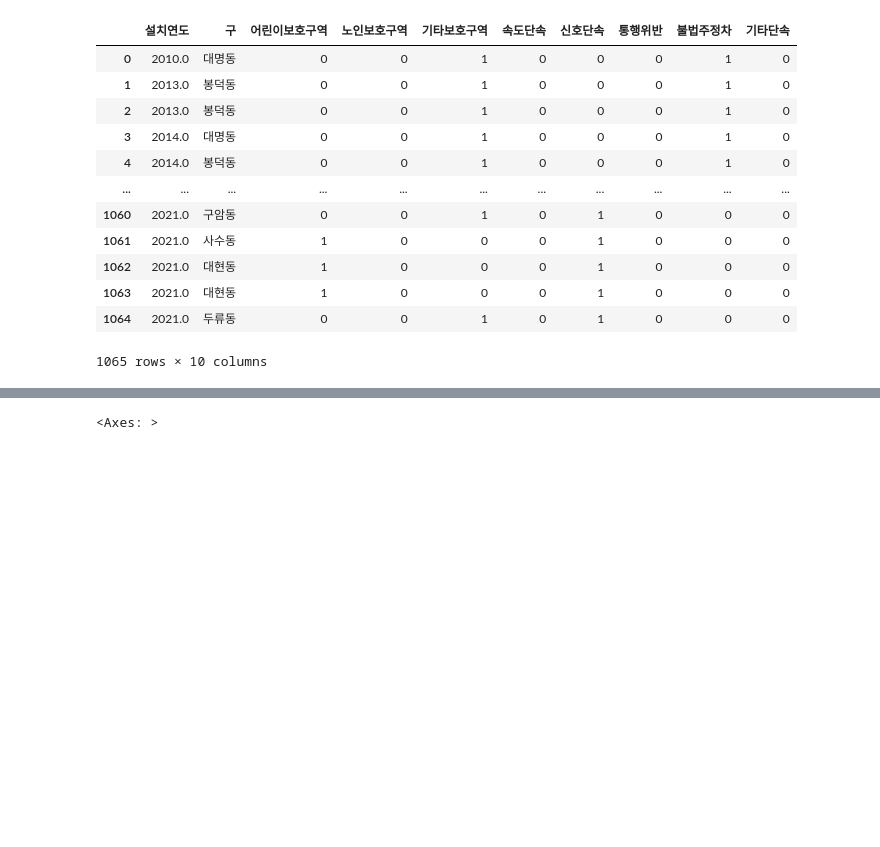
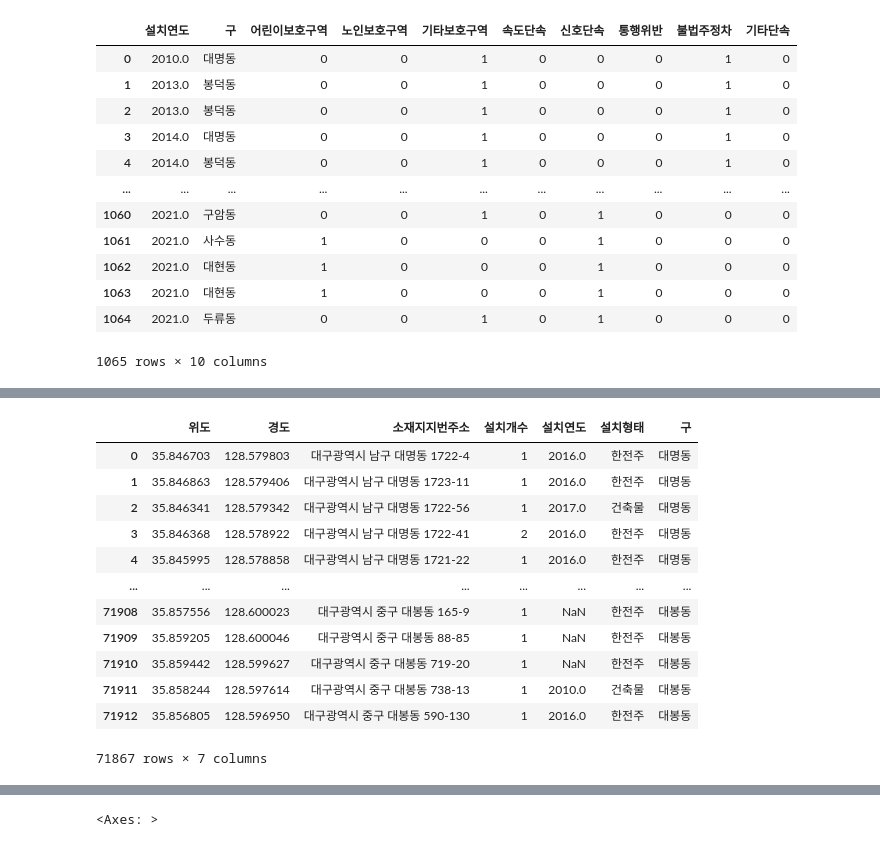
Before and after one commit to p-jiho/Traffic_Accident_Prediction, a Jupyter notebook: EDA.ipynb, the cells around one changed output, grey strips where cells are left out. Saved outputs shown, nothing was run; the diff lists cells and outputs as text; code cells hidden in the pictures; blank space fills up the shorter version.

```diff
--- a/EDA.ipynb
+++ b/EDA.ipynb
@@ -56,7 +44,7 @@ memory usage: 2.4+ MB
 # 도로노선명은 소재지지번주소로 표현이 가능하다 판단해 삭제 -> train 데이터와 결합할 때 지번주소를 사용할 예정이므로 필요가 없음
 # 위도와 경도는 정확한 위치 정보이므로 소재재지번주소로 대체
 # 설치장소는 소재지지번주소로 대체
-CCTV = CCTV[["도로노선방향", "도로종류", "소재지지번주소", "단속구분", "제한속도", "단속구간위치구분", "과속단속구간길이", "보호구역구분", "설치연도"]]
+CCTV = CCTV[["위도","경도","소재지지번주소", "도로노선방향", "도로종류", "단속구분", "제한속도", "단속구간위치구분", "과속단속구간길이", "보호구역구분", "설치연도"]]
 CCTV.info()
 # %% [output]
 <class 'pandas.core.frame.DataFrame'>
@@ -78,7 +68,7 @@ memory usage: 75.0+ KB
 # %%
 # 보안등위치명은 소재지지번주소로 대체
 # 소재지도로명주소, 위도와 경도는 지번주소를 사용할 것이므로 삭제
-light = light[["설치개수","소재지지번주소", "설치연도", "설치형태"]]
+light = light[["위도","경도", "소재지지번주소","설치개수", "설치연도", "설치형태"]]
 light.info()
 # %% [output]
 <class 'pandas.core.frame.DataFrame'>
@@ -409,3 +306,22 @@ train_new[train_new.Year >= "2020"]
+# %%
+light = light[[len(i.split())>=3 for i in light.소재지지번주소]]
+light["구"] = [i.split()[2] for i in light.소재지지번주소]
+# %%
+light[
+# %% [output]
+|  | 위도 | 경도 | 소재지지번주소 | 설치개수 | 설치연도 | 설치형태 | 구 |
+| 0 | 35.846703 | 128.579803 | 대구광역시 남구 대명동 1722-4 | 1 | 2016.0 | 한전주 | 대명동 |
+| 1 | 35.846863 | 128.579406 | 대구광역시 남구 대명동 1723-11 | 1 | 2016.0 | 한전주 | 대명동 |
+| 2 | 35.846341 | 128.579342 | 대구광역시 남구 대명동 1722-56 | 1 | 2017.0 | 건축물 | 대명동 |
+| 3 | 35.846368 | 128.578922 | 대구광역시 남구 대명동 1722-41 | 2 | 2016.0 | 한전주 | 대명동 |
+| 4 | 35.845995 | 128.578858 | 대구광역시 남구 대명동 1721-22 | 1 | 2016.0 | 한전주 | 대명동 |
+| ... | ... | ... | ... | ... | ... | ... | ... |
+| 71908 | 35.857556 | 128.600023 | 대구광역시 중구 대봉동 165-9 | 1 | NaN | 한전주 | 대봉동 |
+| 71909 | 35.859205 | 128.600046 | 대구광역시 중구 대봉동 88-85 | 1 | NaN | 한전주 | 대봉동 |
+| 71910 | 35.859442 | 128.599627 | 대구광역시 중구 대봉동 719-20 | 1 | NaN | 한전주 | 대봉동 |
+| 71911 | 35.858244 | 128.597614 | 대구광역시 중구 대봉동 738-13 | 1 | 2010.0 | 건축물 | 대봉동 |
+| 71912 | 35.856805 | 128.596950 | 대구광역시 중구 대봉동 590-130 | 1 | 2016.0 | 한전주 | 대봉동 |
+71867 rows × 7 columns
 # %%
 # 범주형 변수 전부 라벨링
 for column in ['요일', '기상상태', '노면상태', '사고유형', 'Hour', 'Year', 'Month', 'Day',
```
Also changed, not shown: parts of 28 cells of this notebook.
